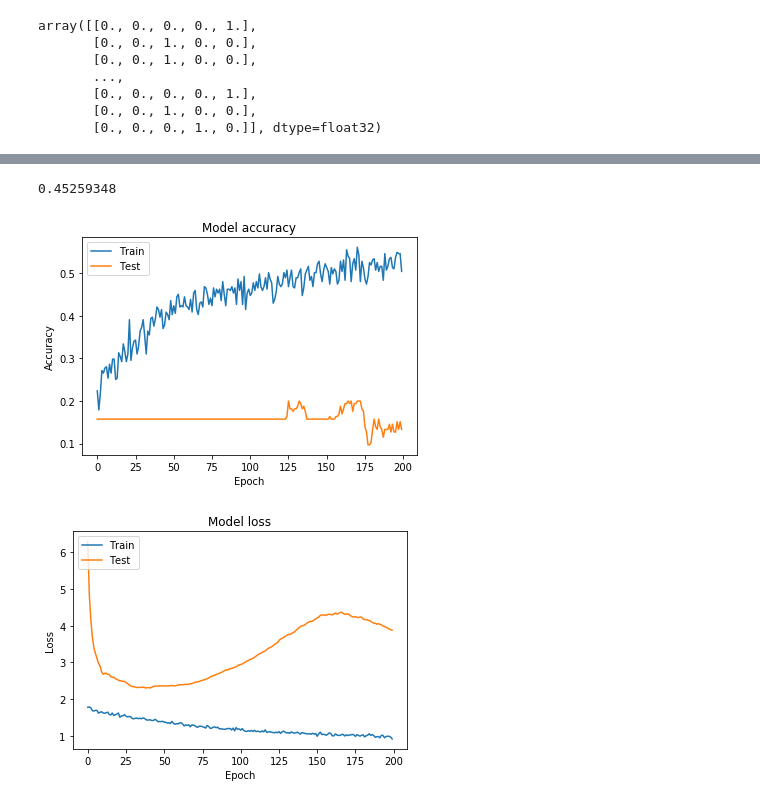
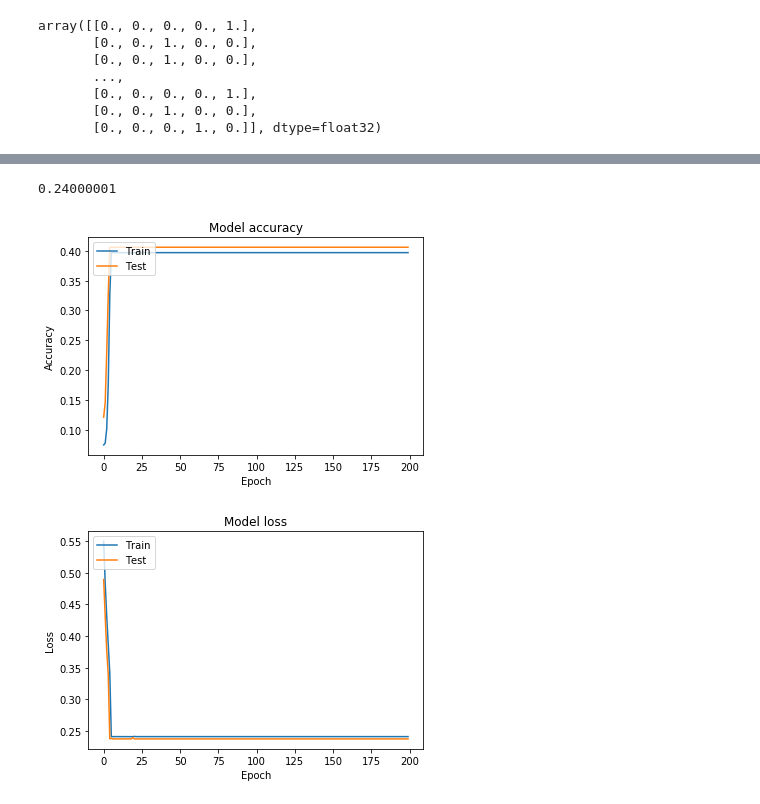
Before and after one commit to aibarbetta/admission-predict, a Jupyter notebook: play.ipynb, the cells around one changed output, grey strips where cells are left out. Saved outputs shown, nothing was run; the diff lists cells and outputs as text; code cells hidden in the pictures.

Commit message:
Add previous model, use categorical acc

```diff
--- a/play.ipynb
+++ b/play.ipynb
@@ -61,21 +61,14 @@ array([[0., 0., 0., 0., 1.],
 # %%
 def build_model():
   model = keras.Sequential([
-    layers.BatchNormalization(input_shape=tuple([x_train.shape[1]])),
-    layers.Dense(32, activation=tf.nn.relu),
-    layers.Dropout(rate=0.5),
-    layers.BatchNormalization(),
-    layers.Dense(32, activation=tf.nn.relu),
-    layers.Dropout(rate=0.5),
-    layers.BatchNormalization(),
-    layers.Dense(32, activation=tf.nn.relu),
-    layers.Dropout(rate=0.5),
+    layers.Dense(64, activation=tf.nn.relu, input_shape=tuple([x_train.shape[1]])),
+    layers.Dense(64, activation=tf.nn.relu),
     layers.Dense(5, activation=tf.nn.sigmoid)
   ])
 
-  model.compile(loss='categorical_crossentropy',
-                optimizer='adadelta',
-                metrics=['accuracy'])
+  model.compile(loss='mean_squared_error',
+                optimizer=tf.keras.optimizers.RMSprop(0.001),
+                metrics=['mean_absolute_error', 'mean_squared_error', 'categorical_accuracy'])
   return model
 # %%
 model = build_model()
@@ -143,17 +138,17 @@ from sklearn.metrics import mean_squared_error
 cm = mean_squared_error(y_all, y_test)
 cm
 # %% [output]
-0.45259348
+0.24000001
 # %%
-plt.plot(history.history['acc'])
-plt.plot(history.history['val_acc'])
+plt.plot(history.history['categorical_accuracy'])
+plt.plot(history.history['val_categorical_accuracy'])
 plt.title('Model accuracy')
 plt.ylabel('Accuracy')
 plt.xlabel('Epoch')
 plt.legend(['Train', 'Test'], loc='upper left')
 plt.show()
 # %% [output]
-[figure, old version]
+[figure, new version]
 # %%
 plt.plot(history.history['loss'])
 plt.plot(history.history['val_loss'])
@@ -163,4 +158,4 @@ plt.xlabel('Epoch')
 plt.legend(['Train', 'Test'], loc='upper left')
 plt.show()
 # %% [output]
-[figure, old version]
+[figure, new version]
```
Also changed, not shown: parts of 5 cells of this notebook, 1 other file.
